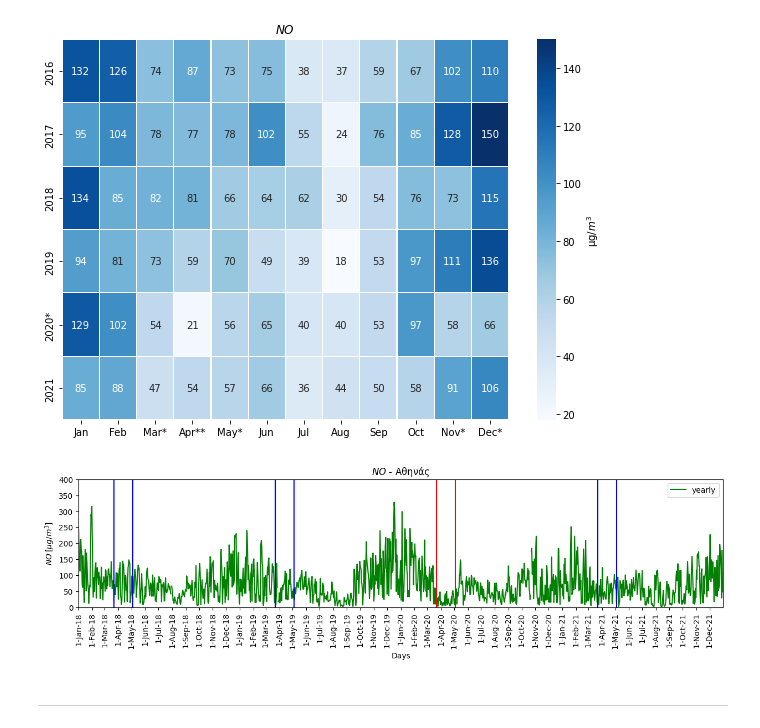
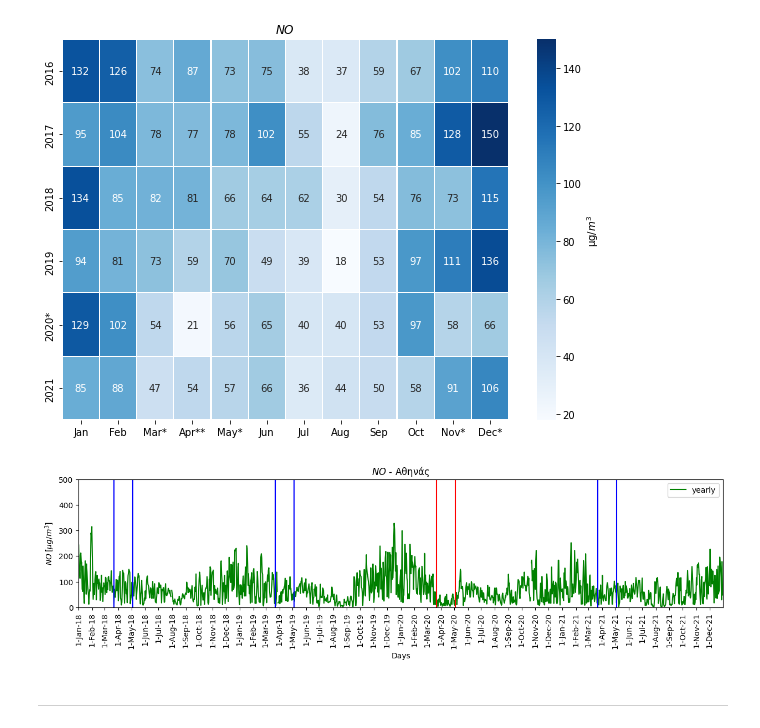
Before and after one commit to costpetrides/Air-pollution-COVID-19-impact, a Jupyter notebook: Yearly/PAT.ipynb, the cells around one changed output. Cells and saved outputs as stored; diff of their text form; code cells hidden in the pictures.

```diff
--- a/Yearly/PAT.ipynb
+++ b/Yearly/PAT.ipynb
@@ -306,35 +306,35 @@ plt.title("$NO$ - Aθηνάς")
 
 x=[]
 for i in df['NO']:
   if i==0:
     x+=[None]
   else:
     x+=[i]
 
 plt.plot(df['DAY'], x, 'g', label='yearly')
 plt.legend()
 
 plt.xticks(['1-Jan-18','1-Feb-18','1-Mar-18','1-Apr-18','1-May-18','1-Jun-18','1-Jul-18','1-Aug-18','1-Sep-18','1-Oct-18','1-Nov-18','1-Dec-18','1-Jan-19','1-Feb-19','1-Mar-19','1-Apr-19','1-May-19','1-Jun-19','1-Jul-19','1-Aug-19','1-Sep-19','1-Oct-19','1-Nov-19','1-Dec-19','1-Jan-20','1-Feb-20','1-Mar-20','1-Apr-20','1-May-20','1-Jun-20','1-Jul-20','1-Aug-20','1-Sep-20','1-Oct-20','1-Nov-20','1-Dec-20' , '1-Jan-21', '1-Feb-21','1-Mar-21','1-Apr-21','1-May-21','1-Jun-21','1-Jul-21','1-Aug-21','1-Sep-21','1-Oct-21','1-Nov-21','1-Dec-21'])
 plt.xticks(rotation=90)
 plt.xlim('1-Jan-18' ,'31-Dec-21')
-plt.ylim(0,400)
+plt.ylim(0,500)
 
 plt.axvline(x='22-Mar-18' ,color='b')
 plt.axvline(x='4-May-18' ,color='b')
 
 plt.axvline(x='22-Mar-19' ,color='b')
 plt.axvline(x='4-May-19' ,color='b')
 
 plt.axvline(x='22-Mar-20' ,color='r')
 plt.axvline(x='4-May-20' ,color='r')
 
 plt.axvline(x='22-Mar-21' ,color='b')
 plt.axvline(x='4-May-21' ,color='b')
 plt.xticks(rotation=90)
 
 plt.show()
 # %% [output]
-[figure, old version]
+[figure, new version]
 # %% [markdown]
 
 
```
